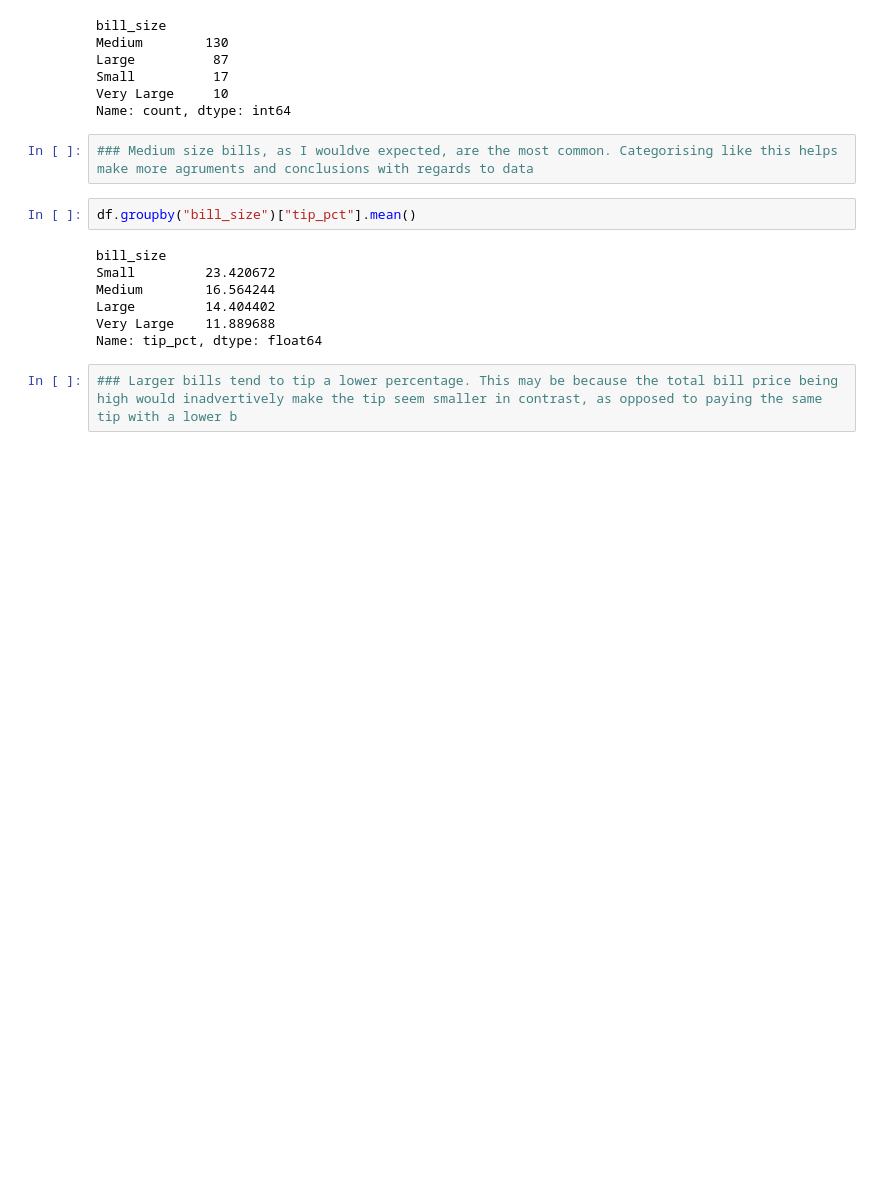
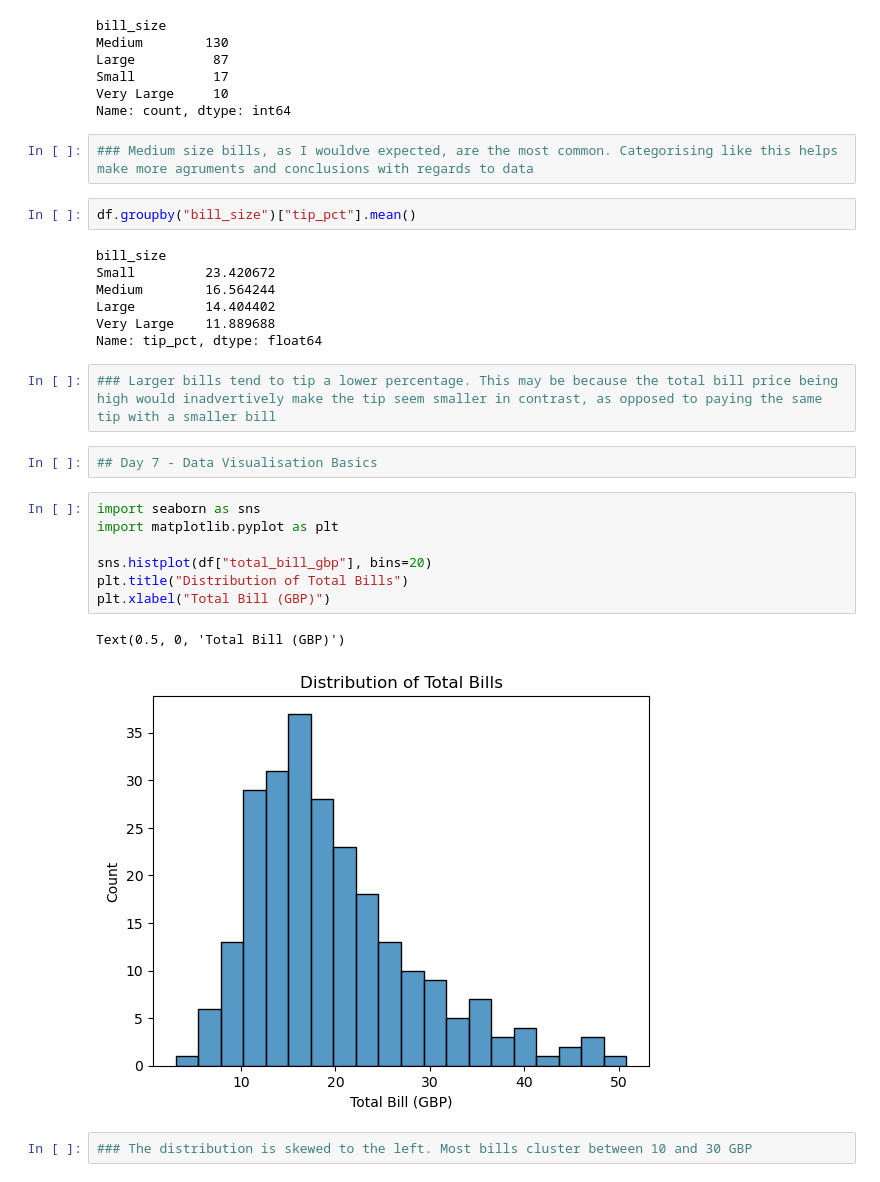
Before and after one commit to shaunagbaje/data-analytics-training, a Jupyter notebook: pandas_intro.ipynb, the cells around one changed output. Cells and saved outputs as stored; diff of their text form; blank space fills up the shorter version.

Commit message:
Day 7: Day 7: Data visualisation

```diff
--- a/pandas_intro.ipynb
+++ b/pandas_intro.ipynb
@@ -444,4 +444,18 @@ Large         14.404402
 Very Large    11.889688
 Name: tip_pct, dtype: float64
 # %%
-### Larger bills tend to tip a lower percentage. This may be because the total bill price being high would inadvertively make the tip seem smaller in contrast, as opposed to paying the same tip with a lower b
+### Larger bills tend to tip a lower percentage. This may be because the total bill price being high would inadvertively make the tip seem smaller in contrast, as opposed to paying the same tip with a smaller bill
+# %%
+## Day 7 - Data Visualisation Basics
+# %%
+import seaborn as sns
+import matplotlib.pyplot as plt
+
+sns.histplot(df["total_bill_gbp"], bins=20)
+plt.title("Distribution of Total Bills")
+plt.xlabel("Total Bill (GBP)")
+# %% [output]
+Text(0.5, 0, 'Total Bill (GBP)')
+[figure, added]
+# %%
+### The distribution is skewed to the left. Most bills cluster between 10 and 30 GBP
```
Also changed, not shown: parts of 4 cells of this notebook.
